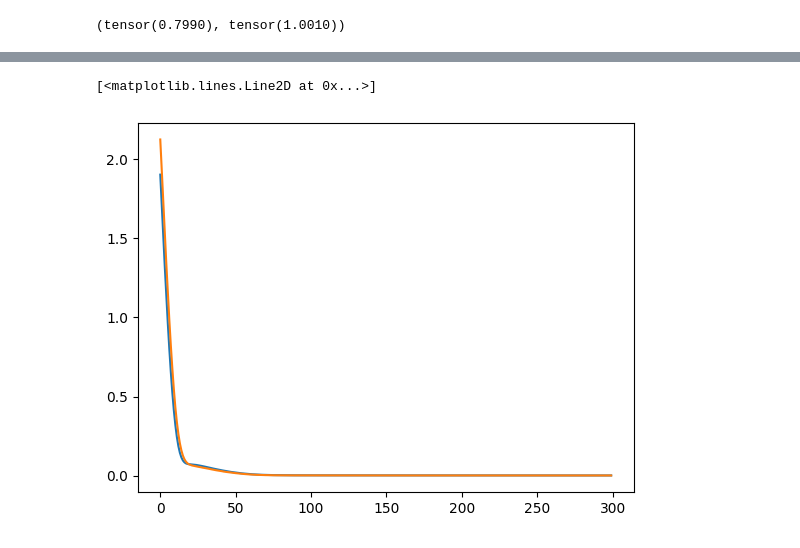
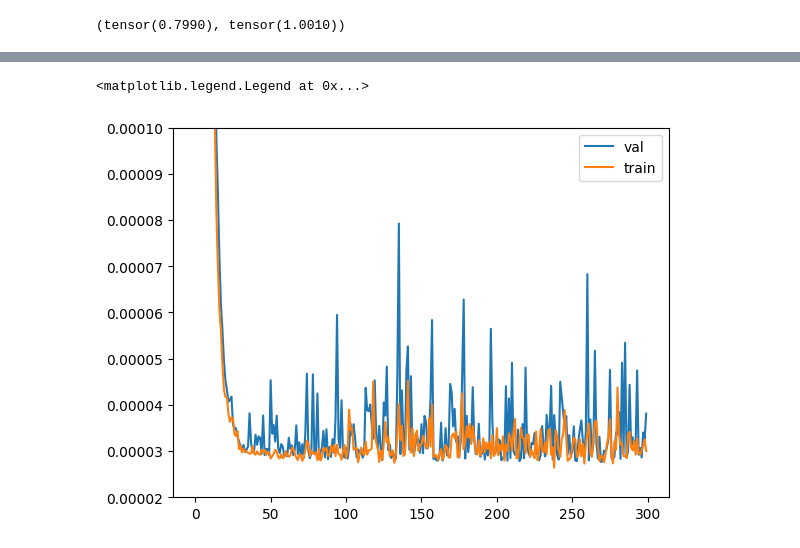
Before and after one commit to AadiDev005/Paraffin-EG-Model, a Jupyter notebook: CNN.ipynb, the cells around one changed output, grey strips where cells are left out. Drawn from its saved outputs; the diff is of its cells as text; code cells hidden in the pictures.

Commit message:
Fine tuned model to perform much better by combining the CNN and basic models

```diff
--- a/CNN.ipynb
+++ b/CNN.ipynb
@@ -40,7 +42,7 @@ with open('./data/data.csv') as f:
 conductivities=torch.tensor(data=[float(x[2]) for x in d[1:]], dtype=torch.float32)
 volPer=torch.tensor(data=[float(x[1]) for x in d[1:]], dtype=torch.float32)
 conductivities
-dataset=SampleDataset('./data/samples/', conductivities, transform)
+dataset=SampleDataset('./data/samples/', conductivities, volPer, transform)
 dataset.to('cuda')
 # %%
 class CNN(nn.Module):
@@ -106,9 +113,9 @@ def train_CNN(train_data, model, loss_fn, optimizer, epochs):
         dataloader=DataLoader(train_data, batch_size=32, shuffle=True)
         running_loss=0
         for batch in dataloader:
-            inputs, labels=batch
+            inputs, vols, labels=batch
             optimizer.zero_grad()
-            pred=model(inputs)
+            pred=model(inputs, vols)
             loss=loss_fn(pred, labels.unsqueeze(1))
             loss.backward()
             optimizer.step()
@@ -118,8 +125,8 @@ def train_CNN(train_data, model, loss_fn, optimizer, epochs):
             val_dataloader=DataLoader(val_data)
             val_loss=0
             for batch in val_dataloader:
-                inputs, labels=batch
-                pred=model(inputs)
+                inputs, vols, labels=batch
+                pred=model(inputs, vols)
                 loss=loss_fn(pred, labels.unsqueeze(1))
                 val_loss+=loss.item()
             print(epoch, 'TRAINING LOSS:', running_loss/len(dataloader), 'VALIDATION LOSS:', val_loss/len(val_dataloader))
@@ -326,13 +331,13 @@ class BasicModel(nn.Module):
             nn.ReLU(inplace=True),
             nn.Linear(in_features=10, out_features=10),
             nn.ReLU(inplace=True),
-            nn.Linear(in_features=3, out_features=1)
+            nn.Linear(in_features=10, out_features=1)
         )
 
-    def forward(self, x):
-        return self.seq(x.unsqueeze(1))
+    def forward(self, x, vols):
+        return self.seq(vols.unsqueeze(1))
 
-mlp=BasicModel()
+mlp=BasicModel().to('cuda')
 # %%
 class BasicDataset(Dataset):
     def __init__(self, csv_path):
@@ -357,5 +362,5 @@ basic_data[0]
 # %% [output]
 (tensor(0.7990), tensor(1.0010))
 # %%
-val_loss, train_loss=train_CNN(basic_train, mlp, torch.nn.MSELoss(), torch.optim.Adam(mlp.parameters(), lr=0.001), 300)
+val_loss, train_loss=train_CNN(train_dataset, mlp, torch.nn.MSELoss(), torch.optim.Adam(mlp.parameters(), lr=0.001), 300)
 # %% [output]
@@ -379,6 +384,9 @@ val_loss, train_loss=train_CNN(basic_train, mlp, torch.nn.MSELoss(), torch.optim
 # %%
-plt.plot(range(300), val_loss)
-plt.plot(range(300), train_loss)
+plt.plot(range(300), val_loss, label='val')
+plt.plot(range(300), train_loss, label='train')
+ax=plt.gca()
+ax.set_ylim([0.00002,0.0001])
+plt.legend()
 # %% [output]
-[<matplotlib.lines.Line2D at 0x...>]
+<matplotlib.legend.Legend at 0x...>
-[figure, old version]
+[figure, new version]
```
Also changed, not shown: parts of 26 cells of this notebook.
